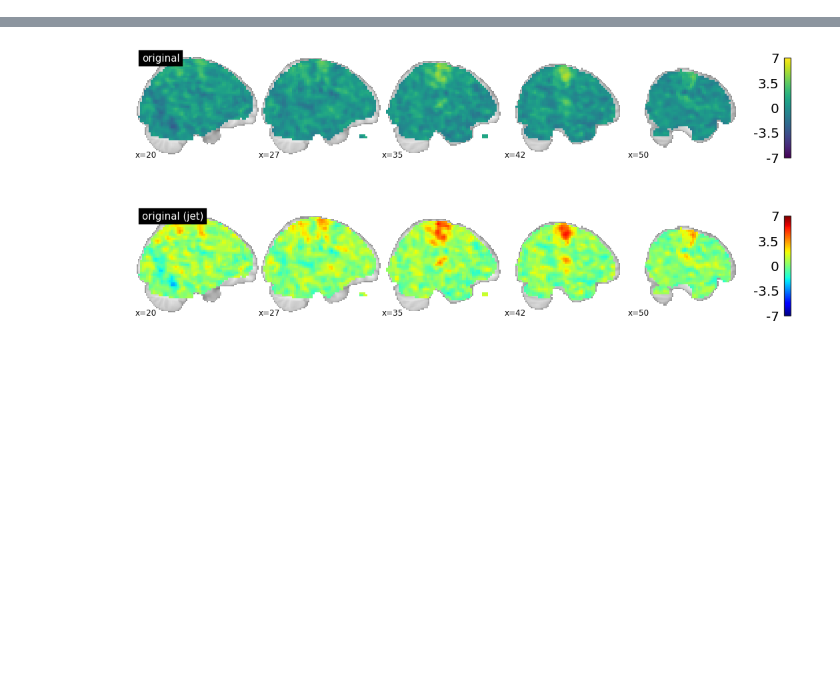
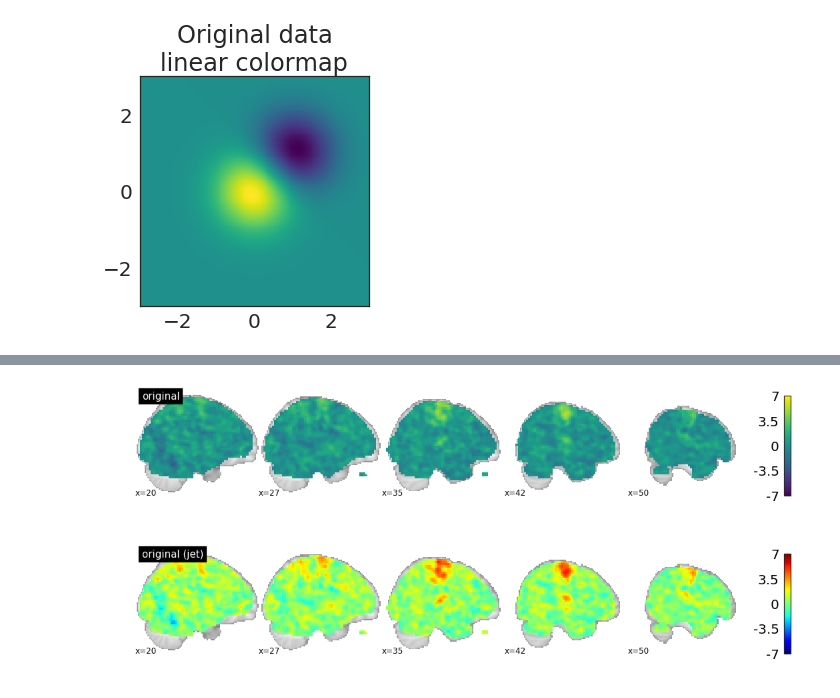
Before and after one commit to choldgraf/makeitpop, a Jupyter notebook: demo.ipynb, the cells around one changed output, grey strips where cells are left out. Cells and saved outputs as stored; diff of their text form; code cells hidden in the pictures; blank space fills up the shorter version.

```diff
--- a/demo.ipynb
+++ b/demo.ipynb
@@ -11,0 +41,17 @@ derivatives, derivatives_scaled = update_derivatives(cmaps)
+# %%
+# Create our data
+delta = 0.025
+x = y = np.arange(-3.0, 3.0, delta)
+X, Y = np.meshgrid(x, y)
+Z1 = np.exp(-X**2 - Y**2)
+Z2 = np.exp(-(X - 1)**2 - (Y - 1)**2)
+Z = (Z1 - Z2) * 2
+
+fig, ax = plt.subplots(figsize=(5, 5))
+ax.imshow(Z, cmap=plt.cm.viridis,
+          origin='lower', extent=[-3, 3, -3, 3],
+          vmax=abs(Z).max(), vmin=-abs(Z).max())
+ax.set(title="Original data\nlinear colormap")
+plt.tight_layout()
+# %% [output]
+[figure, added]
```
Also changed, not shown: parts of 32 cells of this notebook.
